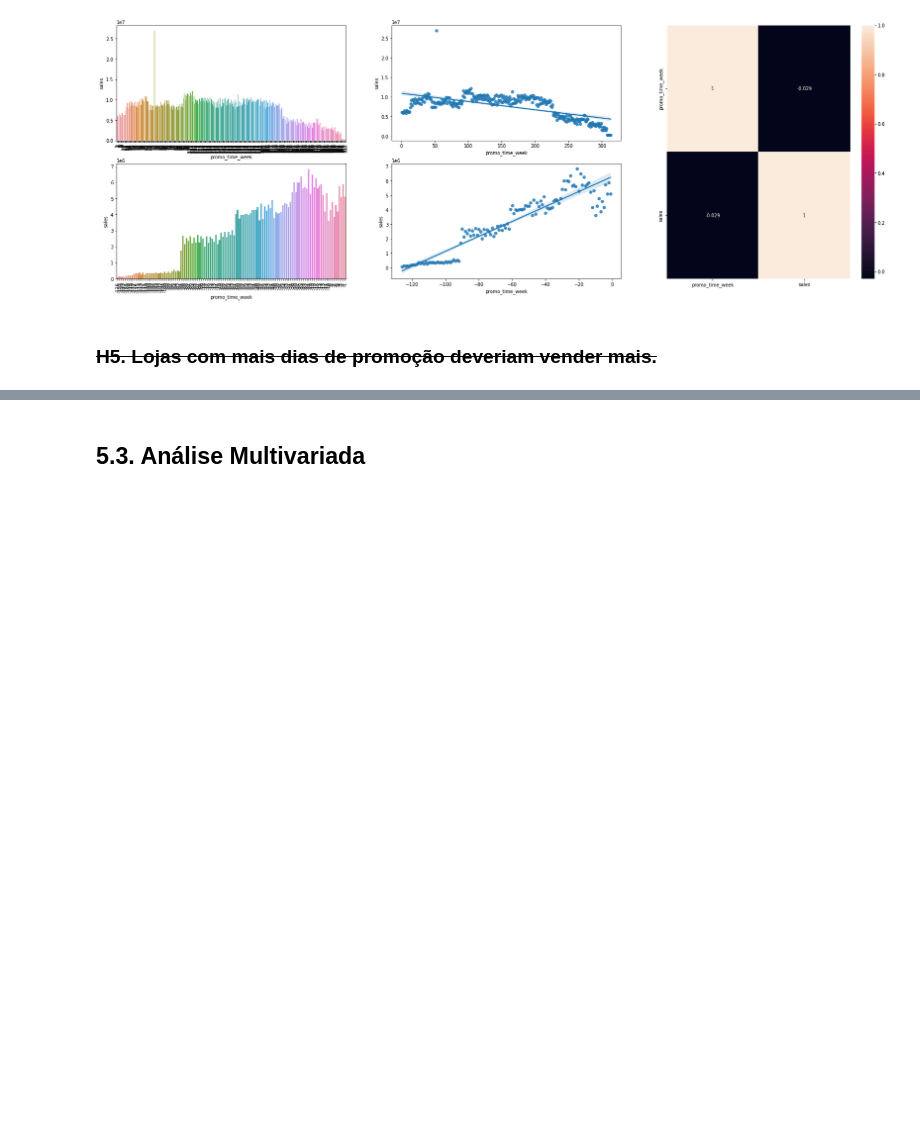
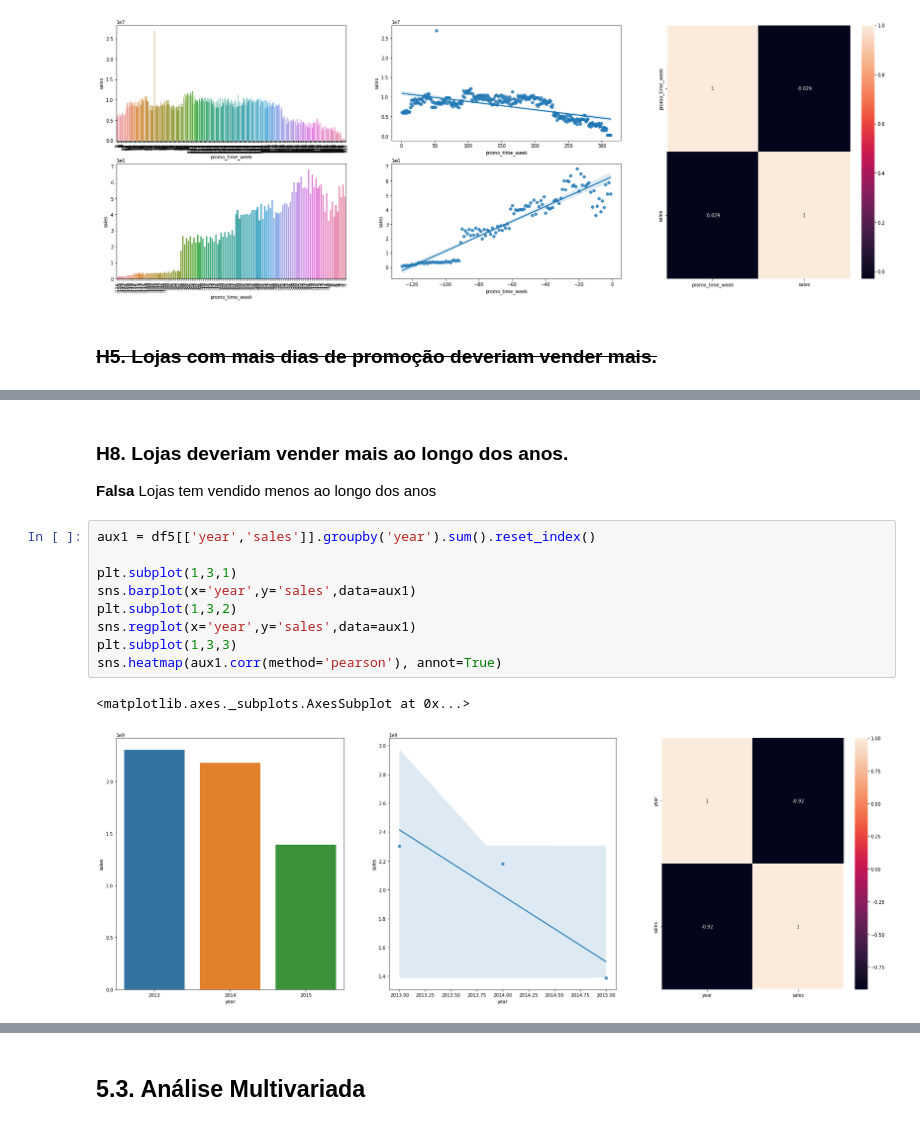
Before and after one commit to rvieira94/cds_03_ds_em_producao, a Jupyter notebook: ds_producao.ipynb, the cells around one changed output, grey strips where cells are left out. Saved outputs shown, nothing was run; the diff lists cells and outputs as text; blank space fills up the shorter version.

```diff
--- a/ds_producao.ipynb
+++ b/ds_producao.ipynb
@@ -590,0 +626,15 @@ sns.heatmap(aux1.corr(method='pearson'),annot=True)
+# %% [markdown]
+### H8. Lojas deveriam vender mais ao longo dos anos.
+**Falsa** Lojas tem vendido menos ao longo dos anos
+# %%
+aux1 = df5[['year','sales']].groupby('year').sum().reset_index()
+
+plt.subplot(1,3,1)
+sns.barplot(x='year',y='sales',data=aux1)
+plt.subplot(1,3,2)
+sns.regplot(x='year',y='sales',data=aux1)
+plt.subplot(1,3,3)
+sns.heatmap(aux1.corr(method='pearson'), annot=True)
+# %% [output]
+<matplotlib.axes._subplots.AxesSubplot at 0x...>
+[figure, added]
```
Also changed, not shown: parts of 17 cells of this notebook.
